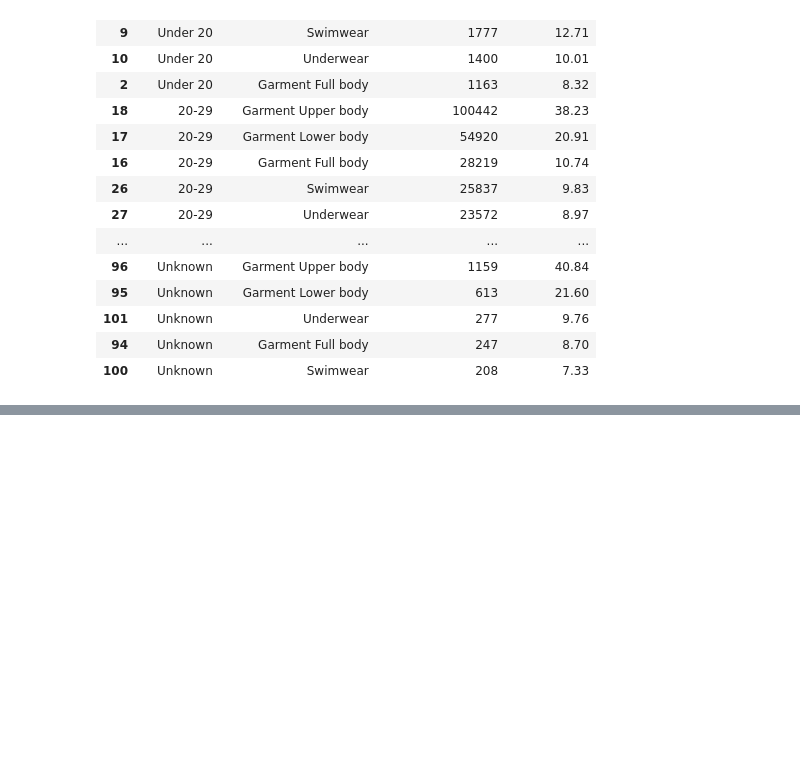
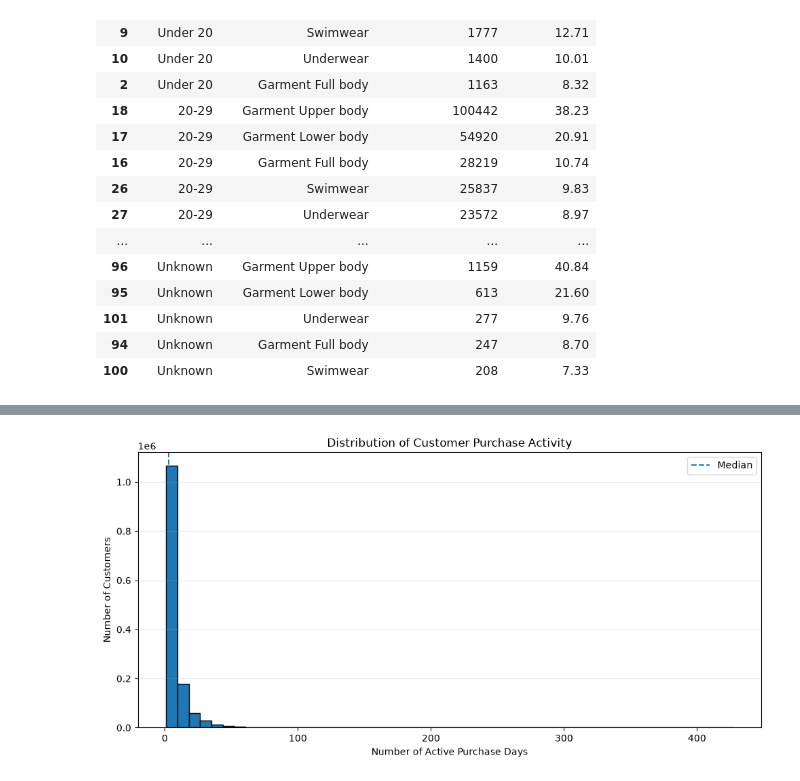
Before and after one commit to SandaruNipuna1/hm-recommendation-engine, a Jupyter notebook: notebooks/01_exploratory_data_analysis.ipynb, the cells around one changed output, grey strips where cells are left out. Cells and saved outputs as stored; diff of their text form; code cells hidden in the pictures; blank space fills up the shorter version.

```diff
--- a/notebooks/01_exploratory_data_analysis.ipynb
+++ b/notebooks/01_exploratory_data_analysis.ipynb
@@ -1235,0 +1658,29 @@ display(top_categories.round(2))
+# %%
+# Distribution of customer purchase activity
+
+import matplotlib.pyplot as plt
+
+plt.figure(figsize=(10, 5))
+
+plt.hist(
+    customer_behavior["active_purchase_days"],
+    bins=50,
+    edgecolor="black"
+)
+
+plt.axvline(
+    customer_behavior["active_purchase_days"].median(),
+    linestyle="--",
+    label="Median"
+)
+
+plt.title("Distribution of Customer Purchase Activity")
+plt.xlabel("Number of Active Purchase Days")
+plt.ylabel("Number of Customers")
+plt.legend()
+plt.grid(axis="y", alpha=0.3)
+
+plt.tight_layout()
+plt.show()
+# %% [output]
+[figure, added]
```
Also changed, not shown: parts of 37 cells of this notebook.
